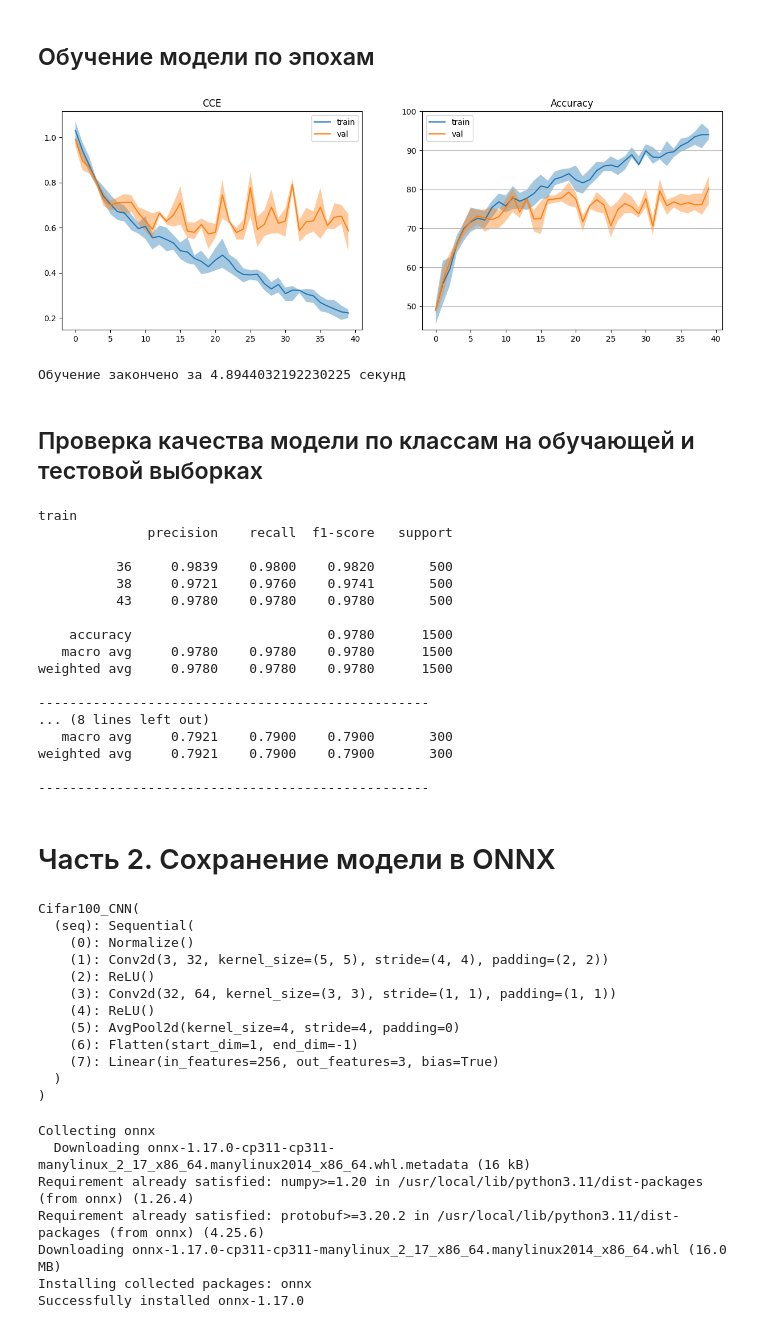
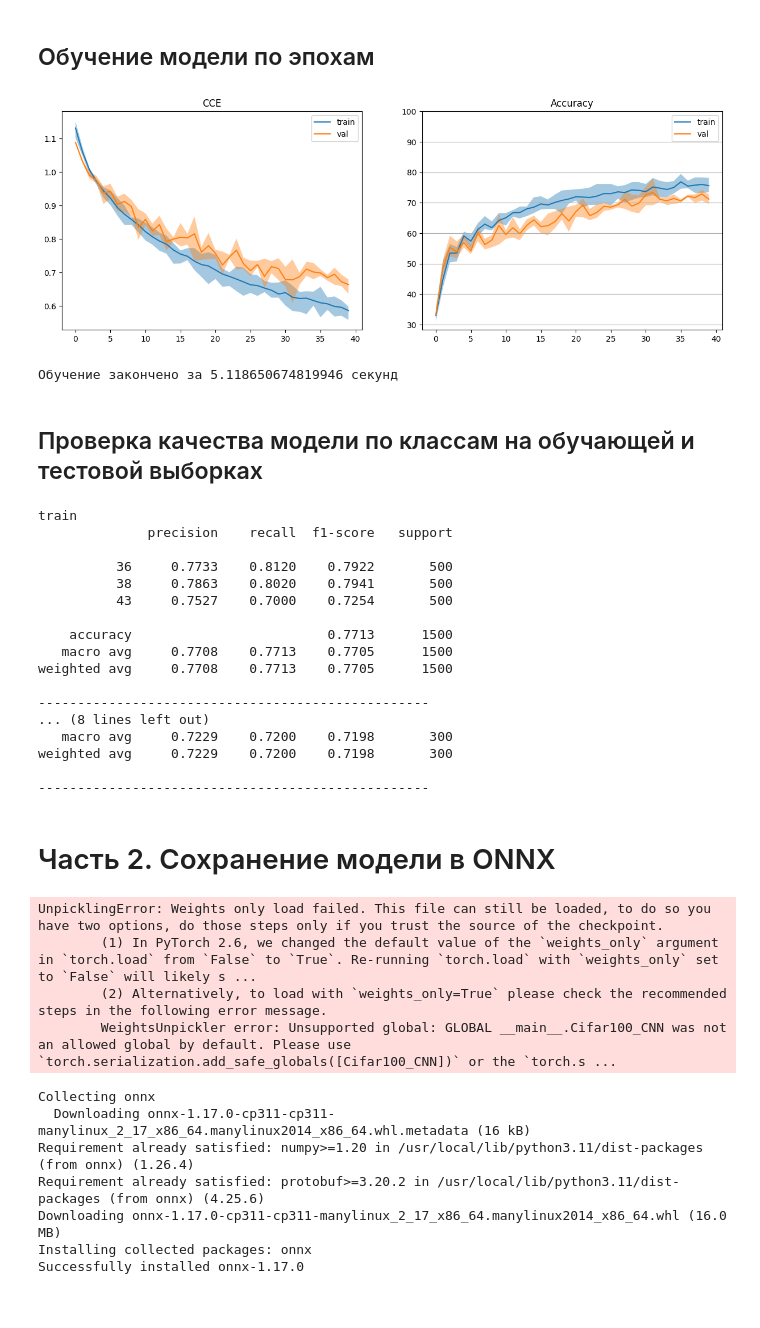
Before and after one commit to daradanci/DeepLearning, a Jupyter notebook: notebooks/Lab2.ipynb, the cells around one changed output. Saved outputs shown, nothing was run; the diff lists cells and outputs as text; code cells hidden in the pictures.

```diff
--- a/notebooks/Lab2.ipynb
+++ b/notebooks/Lab2.ipynb
@@ -271,7 +271,7 @@ optimizer = optim.SGD(model.parameters(), lr=5e-3, momentum=0.9)
 # %% [markdown]
 ## Обучение модели по эпохам
 # %%
-EPOCHS = 50
+EPOCHS = 40
 REDRAW_EVERY = 20
 steps_per_epoch = len(dataloader['train'])
 steps_per_epoch_val = len(dataloader['test'])
@@ -327,35 +327,35 @@ for epoch in range(EPOCHS):  # проход по набору данных не
             tmp.append((loss.item(), accuracy.item()))
     #print(f'[{epoch + 1}, {i + 1:5d}] val loss: {running_loss / steps_per_epoch_val:.3f}')
     losses_val.append((np.mean(tmp, axis=0),
                        np.percentile(tmp, 25, axis=0),
                        np.percentile(tmp, 75, axis=0)))
     if (epoch+1) % REDRAW_EVERY != 0:
         continue
     clear_output(wait=False)
     passed += pbar.format_dict['elapsed']
     pbar = tqdm(total=EPOCHS*steps_per_epoch, miniters=5)
     pbar.update((epoch+1)*steps_per_epoch)
     x_vals = np.arange(epoch+1)
     _, ax = plt.subplots(1, 2, figsize=(15, 5))
     stats = np.array(losses)
     stats_val = np.array(losses_val)
     ax[1].set_ylim(stats_val[:, 0, 1].min()-5, 100)
     ax[1].grid(axis='y')
     for i, title in enumerate(['CCE', 'Accuracy']):
         ax[i].plot(x_vals, stats[:, 0, i], label='train')
         ax[i].fill_between(x_vals, stats[:, 1, i],
                            stats[:, 2, i], alpha=0.4)
         ax[i].plot(x_vals, stats_val[:, 0, i], label='val')
         ax[i].fill_between(x_vals,
                            stats_val[:, 1, i],
                            stats_val[:, 2, i], alpha=0.4)
         ax[i].legend()
         ax[i].set_title(title)
     plt.show()
 print('Обучение закончено за %s секунд' % passed)
 # %% [output]
-[figure, old version]
+[figure, new version]
-Обучение закончено за 4.8944032192230225 секунд
+Обучение закончено за 5.118650674819946 секунд
 # %% [markdown]
 ## Проверка качества модели по классам на обучающей и тестовой выборках
 # %%
@@ -381,18 +381,18 @@ for part in ['train', 'test']:
 train
               precision    recall  f1-score   support
 
-          36     0.9839    0.9800    0.9820       500
-          38     0.9721    0.9760    0.9741       500
-          43     0.9780    0.9780    0.9780       500
+          36     0.7733    0.8120    0.7922       500
+          38     0.7863    0.8020    0.7941       500
+          43     0.7527    0.7000    0.7254       500
 
-    accuracy                         0.9780      1500
-   macro avg     0.9780    0.9780    0.9780      1500
-weighted avg     0.9780    0.9780    0.9780      1500
+    accuracy                         0.7713      1500
+   macro avg     0.7708    0.7713    0.7705      1500
+weighted avg     0.7708    0.7713    0.7705      1500
 
 --------------------------------------------------
 ... (8 lines left out)
-   macro avg     0.7921    0.7900    0.7900       300
-weighted avg     0.7921    0.7900    0.7900       300
+   macro avg     0.7229    0.7200    0.7198       300
+weighted avg     0.7229    0.7200    0.7198       300
 
 --------------------------------------------------
 # %% [markdown]
@@ -400,7 +400,7 @@ weighted avg     0.7921    0.7900    0.7900       300
 # %%
 # сохраниение модели
 # ПЕРВЫЙ СПОСОБ: сохранение параметров
-PATH = 'cifar_cnn.pth'
+PATH = 'cifar_cnn1.pth'
 torch.save(model.state_dict(), PATH)
 # загрузка
 new_model = Cifar100_CNN(hidden_size=HIDDEN_SIZE, classes=len(CLASSES))
@@ -408,24 +408,16 @@ new_model.load_state_dict(torch.load(PATH))
 new_model.eval()
 
 # ВТОРОЙ СПОСОБ: сохранение всей архитектуры
-PATH2 = 'cifar_cnn.pt'
+PATH2 = 'cifar_cnn1.pt'
 torch.save(model, PATH2)
 # загрузка
 new_model_2 = torch.load(PATH2)
 new_model_2.eval()
 # %% [output]
-Cifar100_CNN(
-  (seq): Sequential(
-    (0): Normalize()
-    (1): Conv2d(3, 32, kernel_size=(5, 5), stride=(4, 4), padding=(2, 2))
-    (2): ReLU()
-    (3): Conv2d(32, 64, kernel_size=(3, 3), stride=(1, 1), padding=(1, 1))
-    (4): ReLU()
-    (5): AvgPool2d(kernel_size=4, stride=4, padding=0)
-    (6): Flatten(start_dim=1, end_dim=-1)
-    (7): Linear(in_features=256, out_features=3, bias=True)
-  )
-)
+UnpicklingError: Weights only load failed. This file can still be loaded, to do so you have two options, do those steps only if you trust the source of the checkpoint.
+        (1) In PyTorch 2.6, we changed the default value of the `weights_only` argument in `torch.load` from `False` to `True`. Re-running `torch.load` with `weights_only` set to `False` will likely s ...
+        (2) Alternatively, to load with `weights_only=True` please check the recommended steps in the following error message.
+        WeightsUnpickler error: Unsupported global: GLOBAL __main__.Cifar100_CNN was not an allowed global by default. Please use `torch.serialization.add_safe_globals([Cifar100_CNN])` or the `torch.s ...
 # %%
 !pip install onnx
 # %% [output]
```
Also changed, not shown: parts of 1 cell of this notebook.
